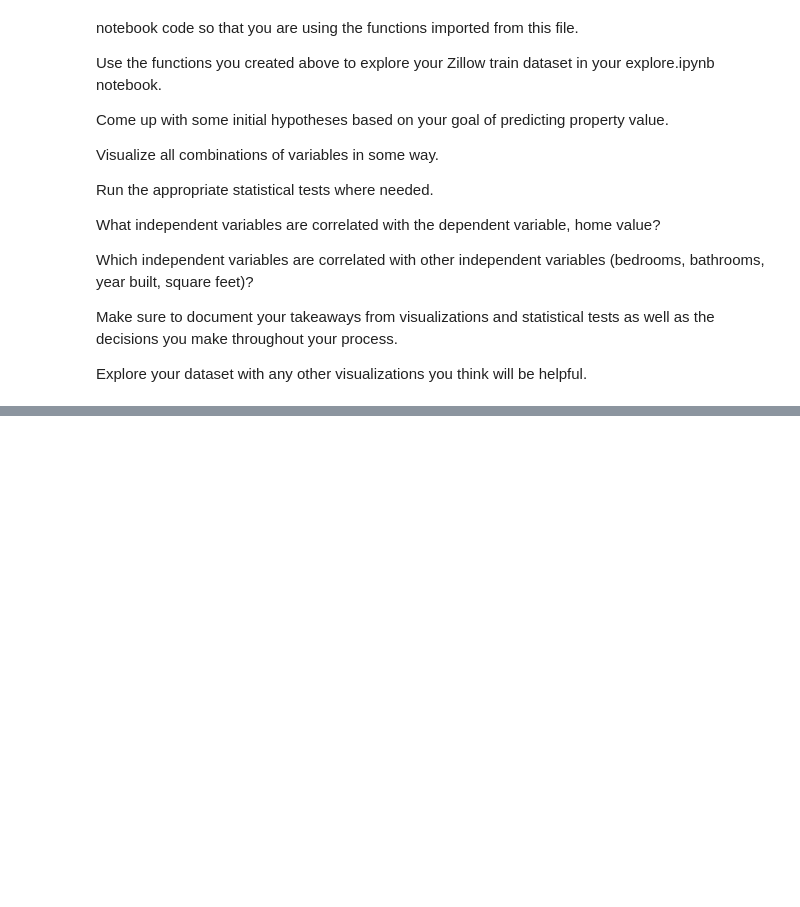
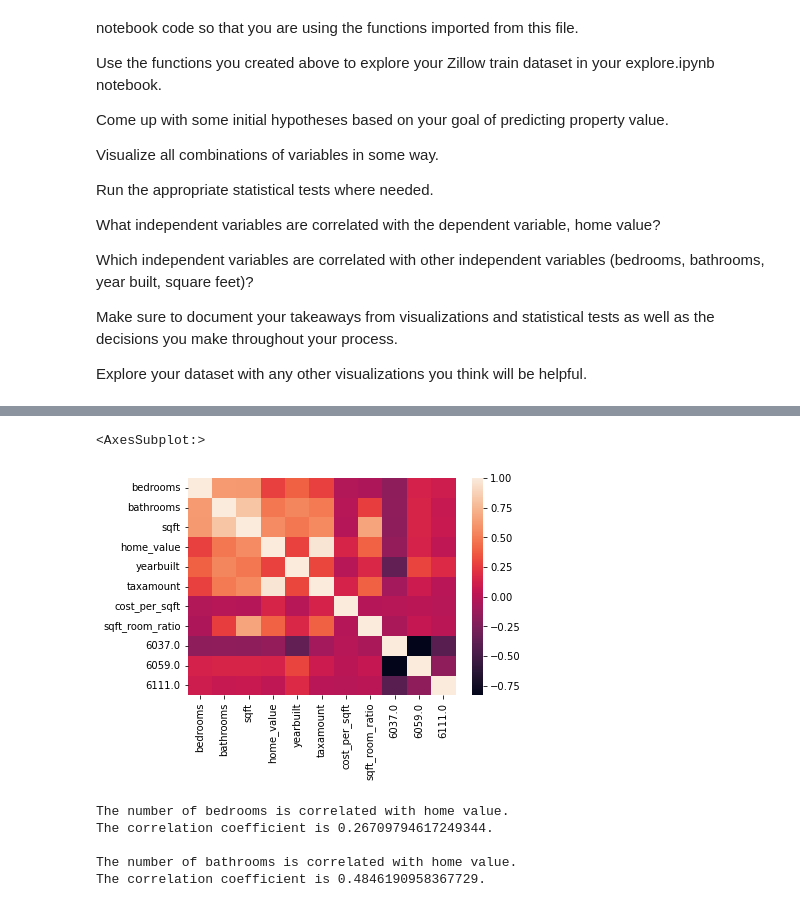
Before and after one commit to tim-keriazes/regression_exercises, a Jupyter notebook: exploration_exercise.ipynb, the cells around one changed output, grey strips where cells are left out. Drawn from its saved outputs; the diff is of its cells as text; code cells hidden in the pictures; blank space fills up the shorter version.

```diff
--- a/exploration_exercise.ipynb
+++ b/exploration_exercise.ipynb
@@ -33,0 +294,3 @@ Explore your dataset with any other visualizations you think will be helpful.
+# %%
+train_corr = train.corr()
+train_corr
@@ -33,0 +310,6 @@ Explore your dataset with any other visualizations you think will be helpful.
+# %%
+
+sns.heatmap(train_corr)
+# %% [output]
+<AxesSubplot:>
+[figure, added]
@@ -33,0 +328,20 @@ Explore your dataset with any other visualizations you think will be helpful.
+# %%
+if p_bed < alpha:
+    print('The number of bedrooms is correlated with home value.')
+    print('The correlation coefficient is {}.'.format(r_bed))
+else:
+    print('The number of bedrooms is NOT correlated with home value.')
+
+print()
+
+if p_bath < alpha:
+    print('The number of bathrooms is correlated with home value.')
+    print('The correlation coefficient is {}.'.format(r_bath))
+else:
+    print('The number of bathrooms is NOT correlated with home value.')
+# %% [output]
+The number of bedrooms is correlated with home value.
+The correlation coefficient is 0.26709794617249344.
+
+The number of bathrooms is correlated with home value.
+The correlation coefficient is 0.4846190958367729.
```
Also changed, not shown: parts of 27 cells of this notebook.
